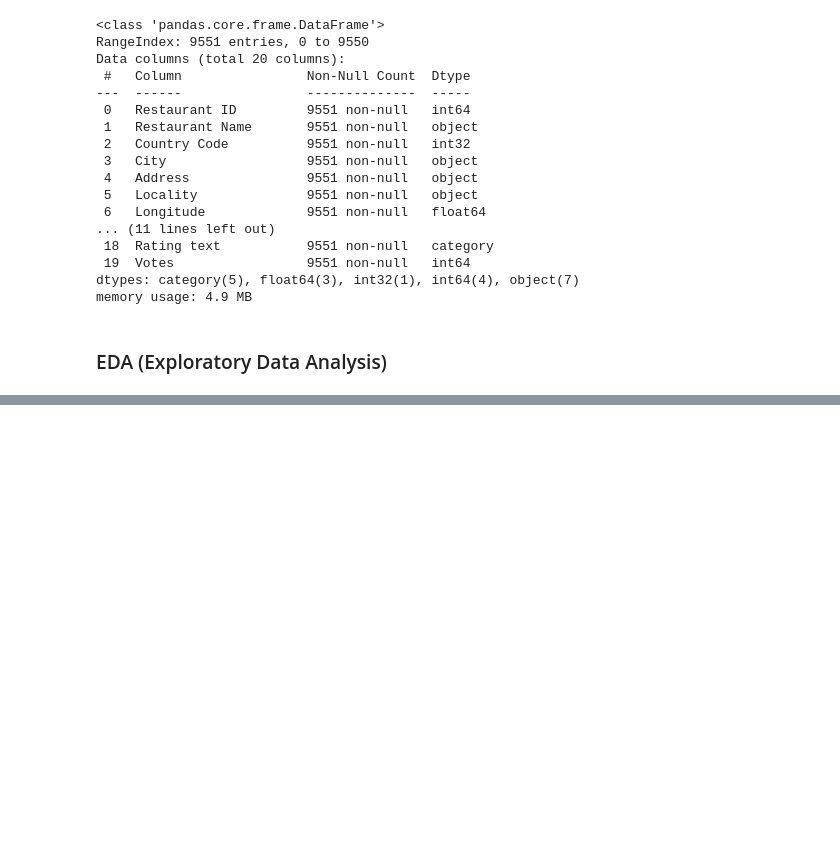
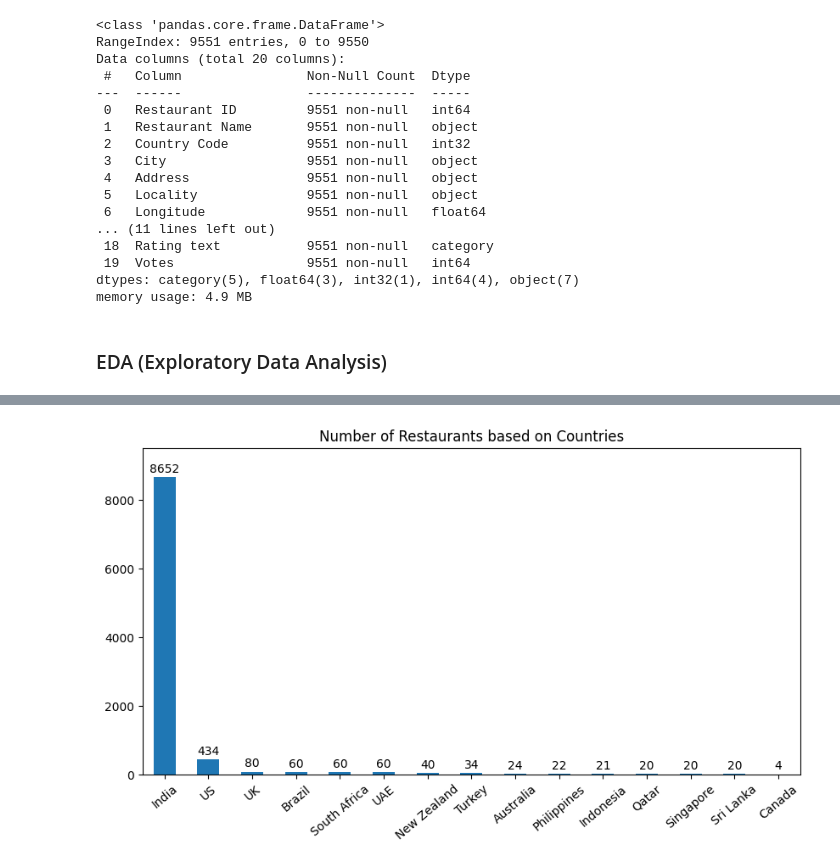
Before and after one commit to Suray-27/Restaurant-Analysis, a Jupyter notebook: Restaurant_analysis.ipynb, the cells around one changed output, grey strips where cells are left out. Saved outputs shown, nothing was run; the diff lists cells and outputs as text; code cells hidden in the pictures; blank space fills up the shorter version.

```diff
--- a/Restaurant_analysis.ipynb
+++ b/Restaurant_analysis.ipynb
@@ -144,3 +144,18 @@ rest_df.describe()
 | 50% | 6.004089e+06 | 1.000000 | 77.191964 | 28.570469 | 400.000000 | 2.000000 | 3.200000 | ... |
 | 75% | 1.835229e+07 | 1.000000 | 77.282006 | 28.642758 | 700.000000 | 2.000000 | 3.700000 | ... |
 | max | 1.850065e+07 | 216.000000 | 174.832089 | 55.976980 | 800000.000000 | 4.000000 | 4.900000 | ... |
+# %%
+dit = {1:"India",216:'US',215:'UK',30:"Brazil",189:"South Africa",214:"UAE",148:"New Zealand",208:"Turkey",14:"Australia",162:"Philippines",
+       94:"Indonesia",166:"Qatar",184:"Singapore",191:"Sri Lanka",37:"Canada"}
+# %%
+plt.figure(figsize=(10,5))
+country = rest_df['Country Code'].map(dit).value_counts()
+px = country.plot(kind='bar')
+px.bar_label(px.containers[0], label_type= 'edge',padding = 2)
+plt.xticks(rotation=40)
+plt.ylim(0,9500)
+plt.xlabel("")
+plt.title("Number of Restaurants based on Countries")
+plt.show()
+# %% [output]
+[figure, added]
```
Also changed, not shown: parts of 61 cells of this notebook.
